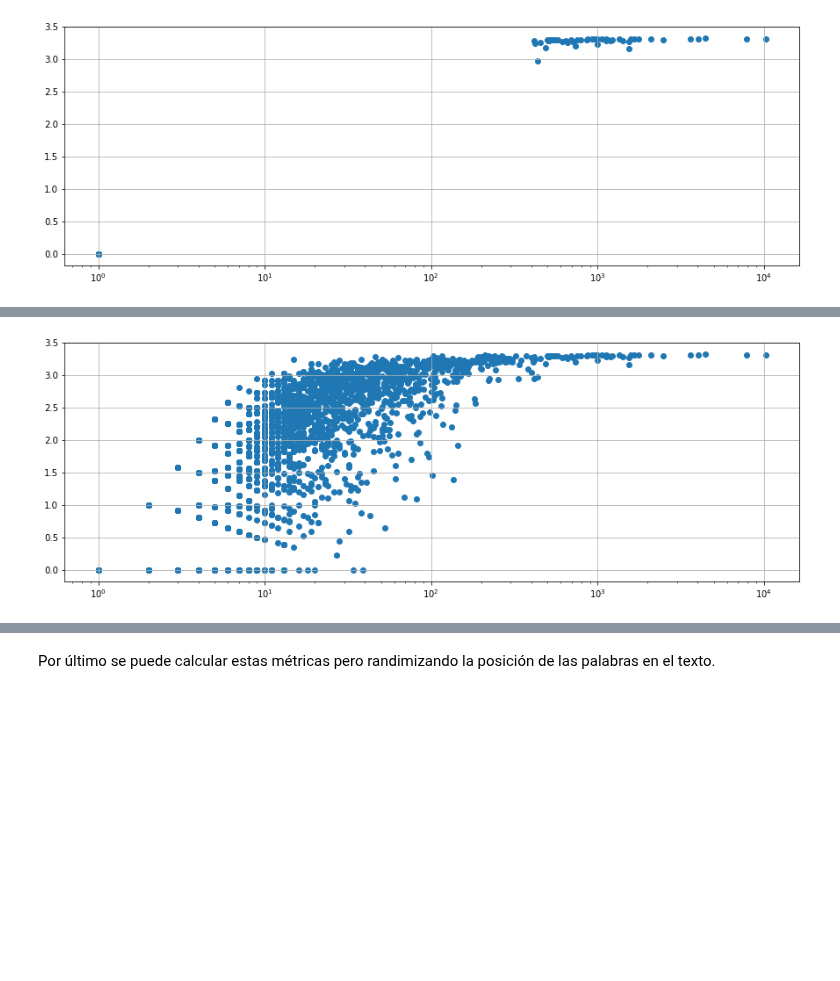
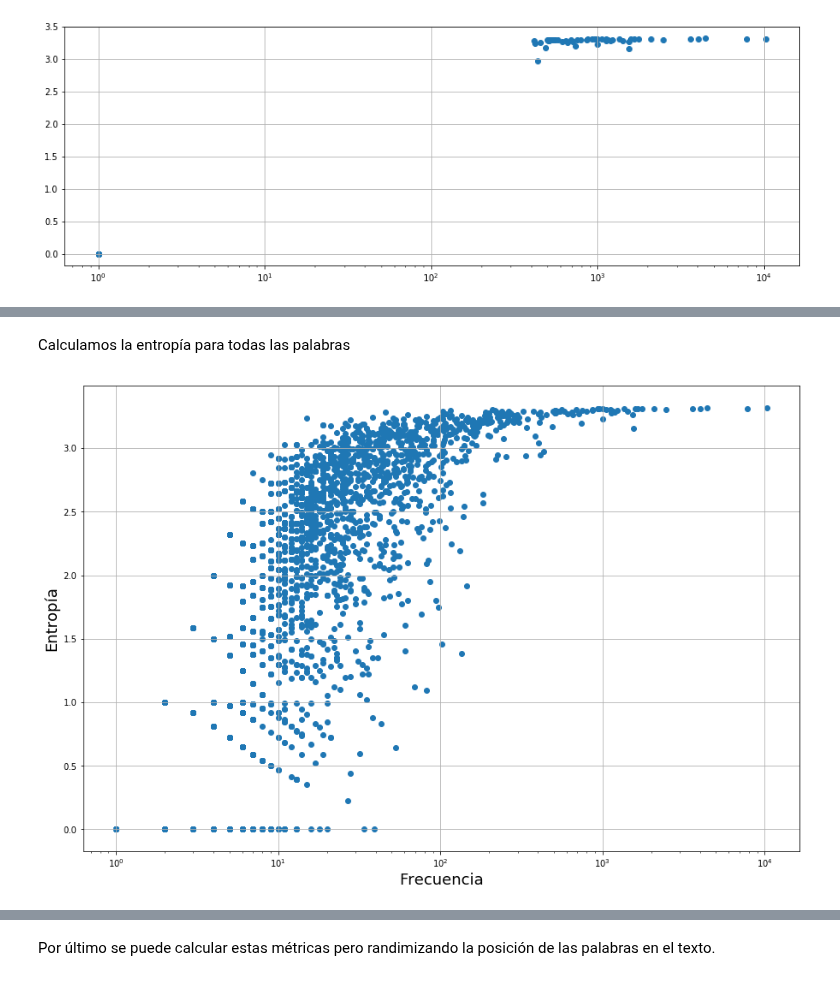
Before and after one commit to m2march/ciencia_datos, a Jupyter notebook: tp6/tp6.ipynb, the cells around one changed output, grey strips where cells are left out. Saved outputs shown, nothing was run; the diff lists cells and outputs as text; code cells hidden in the pictures; blank space fills up the shorter version.

```diff
--- a/tp6/tp6.ipynb
+++ b/tp6/tp6.ipynb
@@ -442,5 +692,5 @@ import math
 # %%
-word_entropy = sum([p*math.log(p,2) for p in pj])
+word_entropy = sum([-p*np.log2(p) for p in pj])
 # %%
 def get_word_entropy(words_list, test_word, parts=10):
     from itertools import count
@@ -449,8 +699,7 @@ def get_word_entropy(words_list, test_word, parts=10):
     for index in word_index:
         word_delta[index] = 1
     pj = [sum(segment)/sum(word_delta) for segment in np.array_split(word_delta, parts)]
-    import math
-    word_entropy = -sum([p*math.log(p,2) for p in pj if p!=0]) # correccion para que se pueda calcular el log, si p=0 entonces no suma nada a la entropia
+    word_entropy = sum([-p*np.log2(p) for p in pj if p!=0]) # correccion para que se pueda calcular el log, si p=0 entonces no suma nada a la entropia
     return word_entropy
 # %%
 get_word_entropy(words_darwin_unpunct, 'plants', parts=64)
@@ -509,8 +752,28 @@ words_darwin_all_frequency = [word_darwin_all[1] for word_darwin_all in c_darwin
+# %% [markdown]
+Calculamos la entropía para todas las palabras
+# %%
+if not os.path.isfile('gutenberg/words_darwin_all_entropy.pkl'):
+    words_darwin_all_entropy = [get_word_entropy(words_darwin_unpunct, word_darwin_all[0]) for word_darwin_all in c_darwin_unpunct.most_common()]
+    with open('gutenberg/words_darwin_all_entropy.pkl', 'wb') as f_entropy:
+        pickle.dump(words_darwin_all_entropy, f_entropy)
+else:
+    with open('gutenberg/words_darwin_all_entropy.pkl', 'rb') as f_entropy:
+        words_darwin_all_entropy = pickle.load(f_entropy)
+# %%
+if not os.path.isfile('gutenberg/words_darwin_all_frequency.pkl'):
+    words_darwin_all_frequency = [word_darwin_all[1] for word_darwin_all in c_darwin_unpunct.most_common()]
+    with open('gutenberg/words_darwin_all_frequency.pkl', 'wb') as f_freq:
+        pickle.dump(words_darwin_all_frequency, f_freq)
+else:
+    with open('gutenberg/words_darwin_all_frequency.pkl', 'rb') as f_freq:
+        words_darwin_all_frequency = pickle.load(f_freq)
 # %%
-plt.figure(figsize(15,5))
+plt.figure(figsize(15,10))
 scatter(words_darwin_all_frequency, words_darwin_all_entropy)
 plt.xscale('log')
 plt.grid(True)
+ylabel('Entropía', size=18)
+xlabel('Frecuencia', size=18)
 plt.show()
 # %% [output]
-[figure, old version]
+[figure, new version]
```
Also changed, not shown: parts of 149 cells of this notebook.
